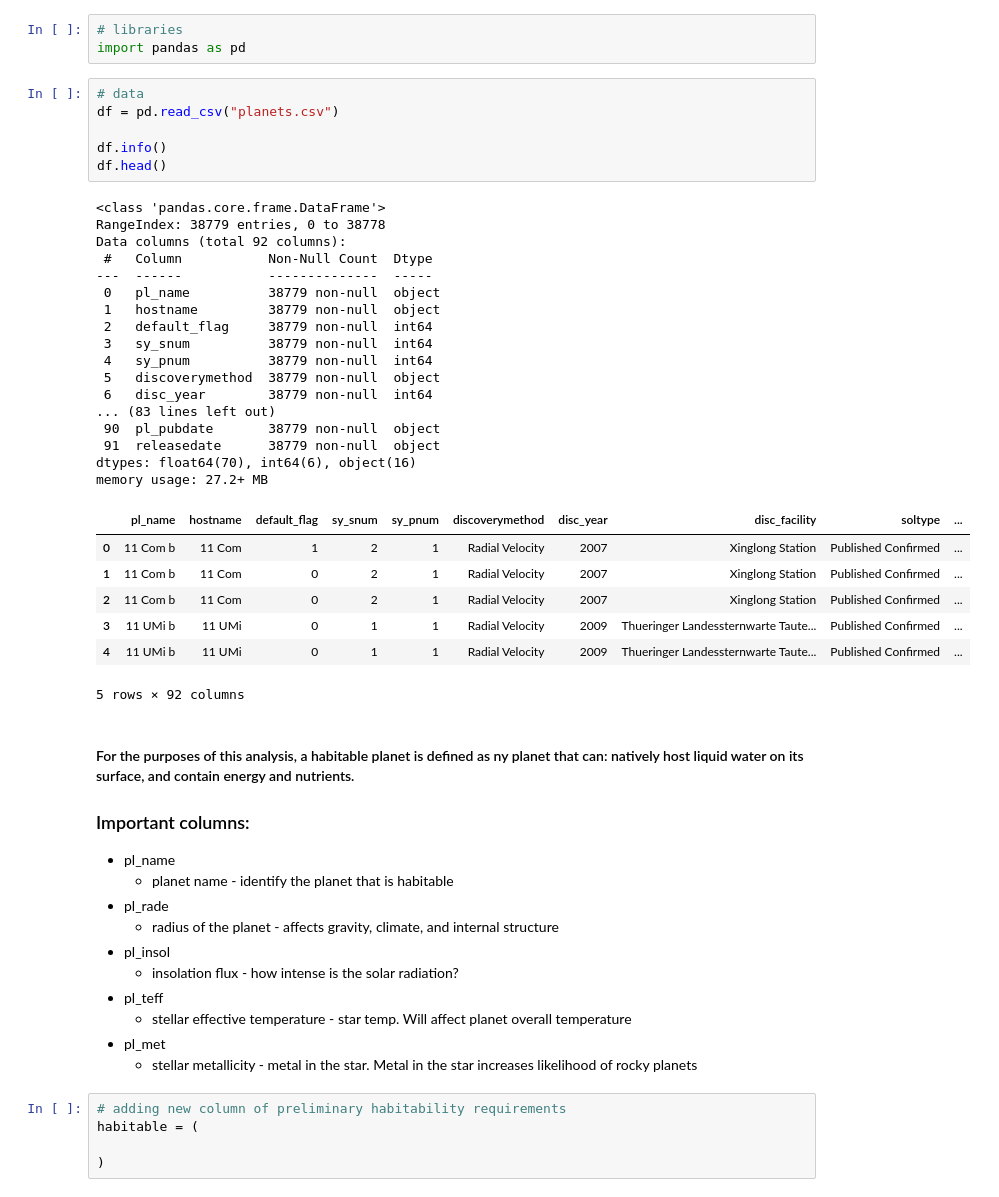
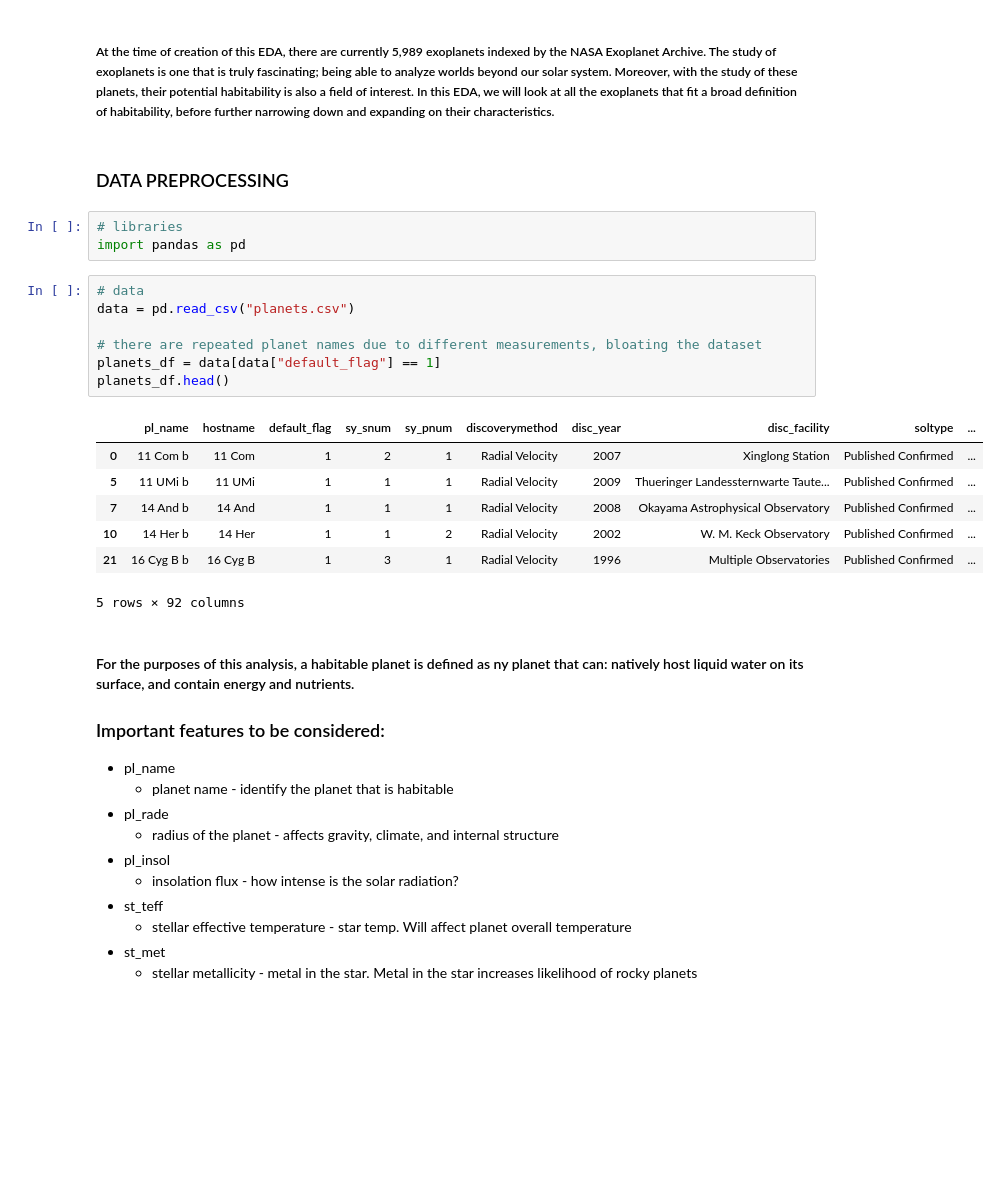
Before and after one commit to Kaydonius/Exoplanet-Habitability-Analysis, a Jupyter notebook: exoplanets.ipynb, the cells around one changed output. Saved outputs shown, nothing was run; the diff lists cells and outputs as text; blank space fills up the shorter version.

Commit message:
refined planet dataset and added to reamdme

```diff
--- a/exoplanets.ipynb
+++ b/exoplanets.ipynb
@@ -7,53 +4,36 @@
+# %% [markdown]
+##### At the time of creation of this EDA, there are currently 5,989 exoplanets indexed by the NASA Exoplanet Archive. The study of exoplanets is one that is truly fascinating; being able to analyze worlds beyond our solar system. Moreover, with the study of these planets, their potential habitability is also a field of interest. In this EDA, we will look at all the exoplanets that fit a broad definition of habitability, before further narrowing down and expanding on their characteristics.
+# %% [markdown]
+### DATA PREPROCESSING
 # %%
 # libraries
 import pandas as pd
-# %%
-# data
-df = pd.read_csv("planets.csv")
-
-df.info()
-df.head()
-# %% [output]
-<class 'pandas.core.frame.DataFrame'>
-RangeIndex: 38779 entries, 0 to 38778
-Data columns (total 92 columns):
- #   Column           Non-Null Count  Dtype
----  ------           --------------  -----
- 0   pl_name          38779 non-null  object
- 1   hostname         38779 non-null  object
- 2   default_flag     38779 non-null  int64
- 3   sy_snum          38779 non-null  int64
- 4   sy_pnum          38779 non-null  int64
- 5   discoverymethod  38779 non-null  object
- 6   disc_year        38779 non-null  int64
-... (83 lines left out)
- 90  pl_pubdate       38779 non-null  object
- 91  releasedate      38779 non-null  object
-dtypes: float64(70), int64(6), object(16)
-memory usage: 27.2+ MB
-|  | pl_name | hostname | default_flag | sy_snum | sy_pnum | discoverymethod | disc_year | disc_facility | soltype | ... |
-| 0 | 11 Com b | 11 Com | 1 | 2 | 1 | Radial Velocity | 2007 | Xinglong Station | Published Confirmed | ... |
-| 1 | 11 Com b | 11 Com | 0 | 2 | 1 | Radial Velocity | 2007 | Xinglong Station | Published Confirmed | ... |
-| 2 | 11 Com b | 11 Com | 0 | 2 | 1 | Radial Velocity | 2007 | Xinglong Station | Published Confirmed | ... |
-| 3 | 11 UMi b | 11 UMi | 0 | 1 | 1 | Radial Velocity | 2009 | Thueringer Landessternwarte Taute... | Published Confirmed | ... |
-| 4 | 11 UMi b | 11 UMi | 0 | 1 | 1 | Radial Velocity | 2009 | Thueringer Landessternwarte Taute... | Published Confirmed | ... |
-5 rows × 92 columns
+# %%
+# data
+data = pd.read_csv("planets.csv")
+
+# there are repeated planet names due to different measurements, bloating the dataset
+planets_df = data[data["default_flag"] == 1]
+planets_df.head()
+# %% [output]
+|  | pl_name | hostname | default_flag | sy_snum | sy_pnum | discoverymethod | disc_year | disc_facility | soltype | ... |
+| 0 | 11 Com b | 11 Com | 1 | 2 | 1 | Radial Velocity | 2007 | Xinglong Station | Published Confirmed | ... |
+| 5 | 11 UMi b | 11 UMi | 1 | 1 | 1 | Radial Velocity | 2009 | Thueringer Landessternwarte Taute... | Published Confirmed | ... |
+| 7 | 14 And b | 14 And | 1 | 1 | 1 | Radial Velocity | 2008 | Okayama Astrophysical Observatory | Published Confirmed | ... |
+| 10 | 14 Her b | 14 Her | 1 | 1 | 2 | Radial Velocity | 2002 | W. M. Keck Observatory | Published Confirmed | ... |
+| 21 | 16 Cyg B b | 16 Cyg B | 1 | 3 | 1 | Radial Velocity | 1996 | Multiple Observatories | Published Confirmed | ... |
+5 rows × 92 columns
 # %% [markdown]
 #### For the purposes of this analysis, a habitable planet is defined as ny planet that can: natively host liquid water on its surface, and contain energy and nutrients.
 
-### Important columns:
+### Important features to be considered:
 * pl_name
     * planet name - identify the planet that is habitable
 * pl_rade
     * radius of the planet - affects gravity, climate, and internal structure
 * pl_insol
     * insolation flux - how intense is the solar radiation?
-* pl_teff
+* st_teff
     * stellar effective temperature - star temp. Will affect planet overall temperature
-* pl_met
+* st_met
     * stellar metallicity - metal in the star. Metal in the star increases likelihood of rocky planets
-# %%
-# adding new column of preliminary habitability requirements
-habitable = (
-
-)
```
Also changed, not shown: parts of 4 cells of this notebook, 1 other file.
